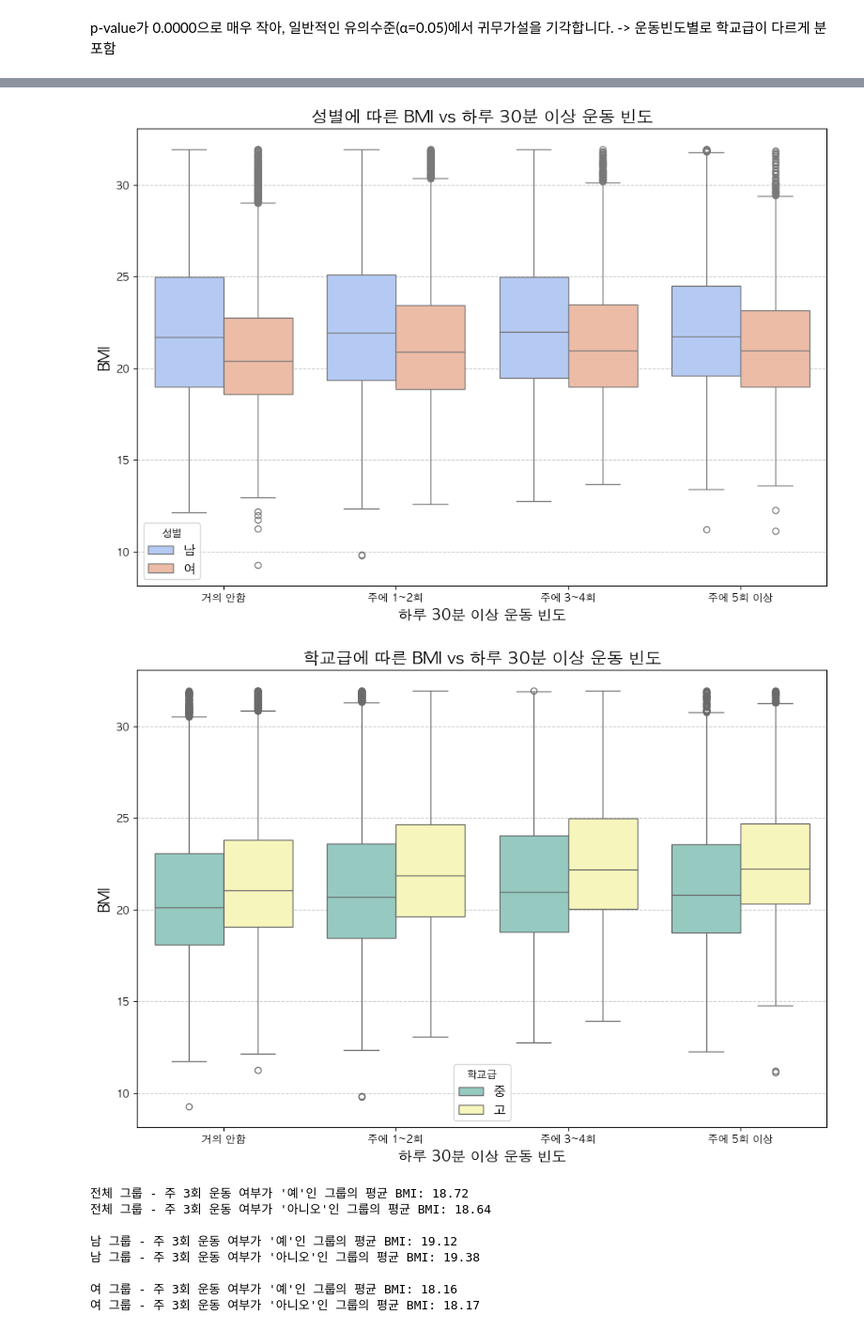
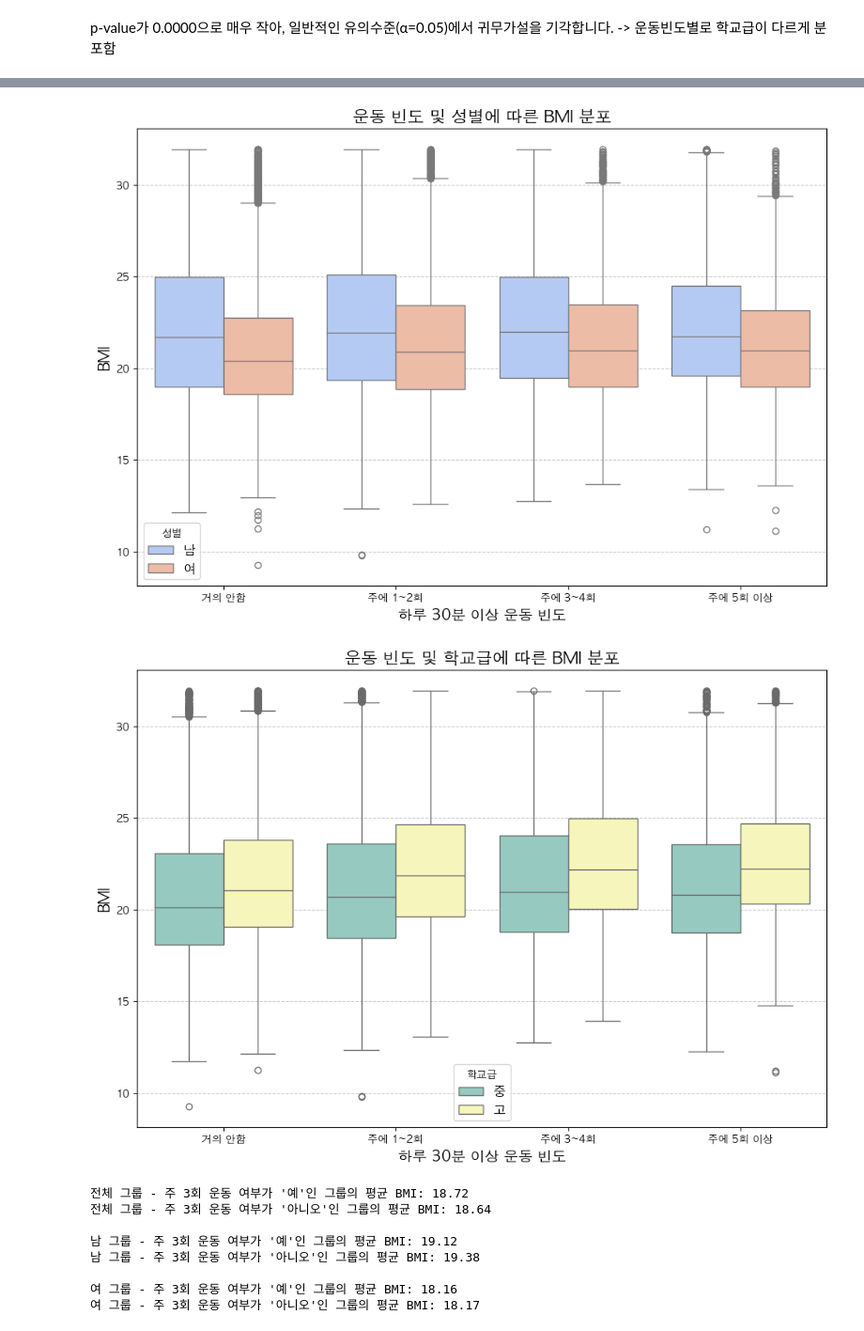
Before and after one commit to Statistical-Data-Analysis-2024/team-project, a Jupyter notebook: src/EDA/EDA_WorkOut_BMI.ipynb, the cells around one changed output, grey strips where cells are left out. Shown at 94% size. Saved outputs shown, nothing was run; the diff lists cells and outputs as text; code cells hidden in the pictures.

```diff
--- a/src/EDA/EDA_WorkOut_BMI.ipynb
+++ b/src/EDA/EDA_WorkOut_BMI.ipynb
@@ -146,6 +173,10 @@ See the caveats in the documentation: https://pandas.pydata.org/pandas-docs/stab
 # %%
 import matplotlib.pyplot as plt
 import seaborn as sns
+from matplotlib import rc
+
+rc('font', family='AppleGothic')  # Mac 기본 한글 폰트
+plt.rcParams['axes.unicode_minus'] = False
 
 #BMI 분포
 plt.figure(figsize=(10, 6))
@@ -499,28 +581,28 @@ plt.show()
 # %%
 # 2-1. 하루 30분 이상 운동 빈도와 성별에 따른 BMI 분포
 plt.figure(figsize=(12, 8))
 sns.boxplot(data=cleaned_data_exercise_30min, x='운동빈도', y='BMI', hue='성별', palette='coolwarm',
             order=['거의 안함', '주에 1~2회', '주에 3~4회', '주에 5회 이상'])
-plt.title('성별에 따른 BMI vs 하루 30분 이상 운동 빈도', fontsize=16)
+plt.title('운동 빈도 및 성별에 따른 BMI 분포', fontsize=16)
 plt.xlabel('하루 30분 이상 운동 빈도', fontsize=14)
 plt.ylabel('BMI', fontsize=14)
 plt.legend(title='성별', fontsize=12)
 plt.grid(axis='y', linestyle='--', alpha=0.7)
 plt.show()
 
 # 2-2. 하루 30분 이상 운동 빈도와 학교급에 따른 BMI 분포
 plt.figure(figsize=(12, 8))
 sns.boxplot(data=cleaned_data_exercise_30min, x='운동빈도', y='BMI', hue='학교급', palette='Set3',
             order=['거의 안함', '주에 1~2회', '주에 3~4회', '주에 5회 이상'])
-plt.title('학교급에 따른 BMI vs 하루 30분 이상 운동 빈도', fontsize=16)
+plt.title('운동 빈도 및 학교급에 따른 BMI 분포', fontsize=16)
 plt.xlabel('하루 30분 이상 운동 빈도', fontsize=14)
 plt.ylabel('BMI', fontsize=14)
 plt.legend(title='학교급', fontsize=12)
 plt.grid(axis='y', linestyle='--', alpha=0.7)
 plt.show()
 # %% [output]
-[figure, old version]
+[figure, new version]
-[figure, old version]
+[figure, new version]
 # %%
 from scipy.stats import ttest_ind
 
```
Also changed, not shown: parts of 5 cells of this notebook, 2 other files.
